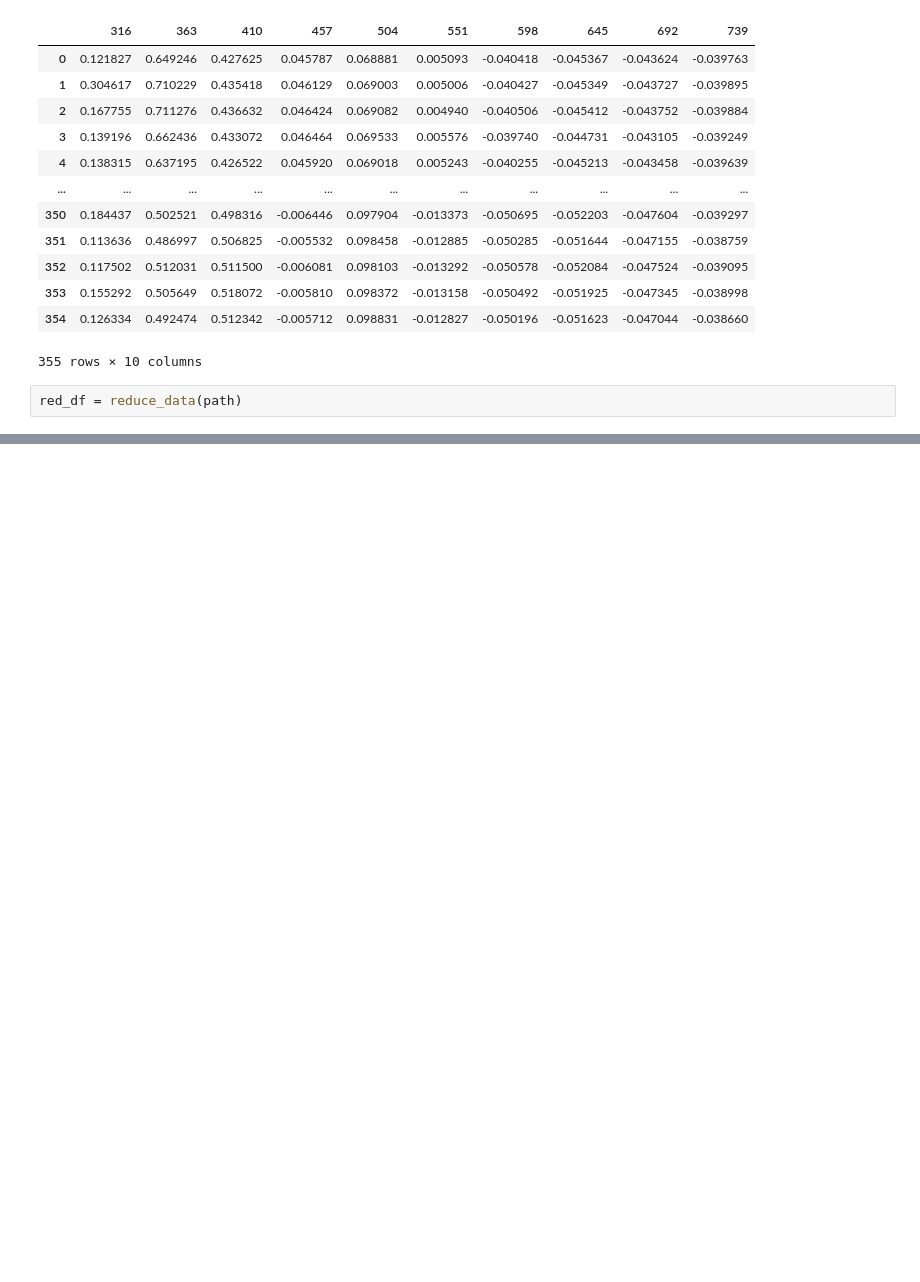
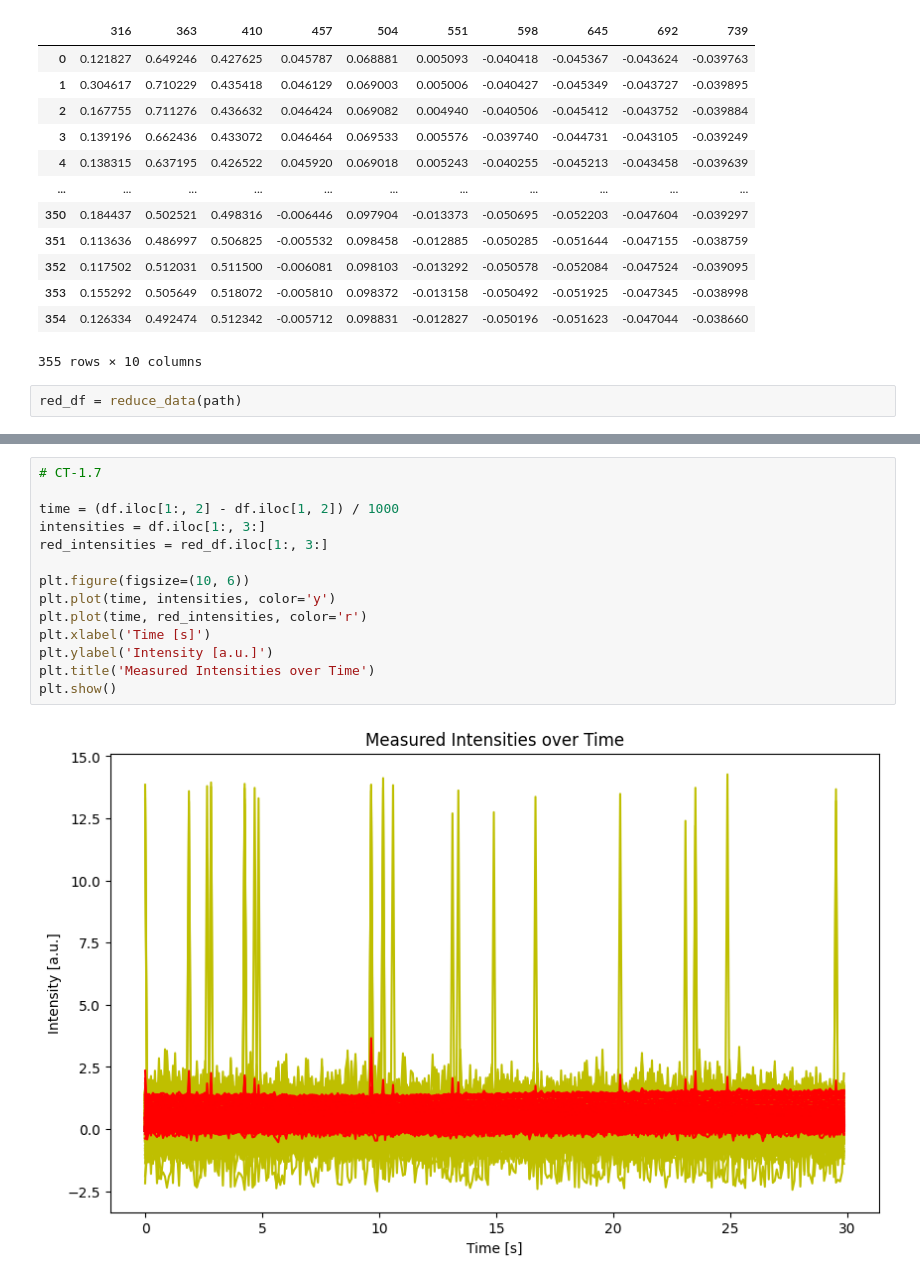
Before and after one commit to orsli/Data-Science-Fundamentals, a Jupyter notebook: CodingTask1.ipynb, the cells around one changed output, grey strips where cells are left out. Drawn from its saved outputs; the diff is of its cells as text; blank space fills up the shorter version.

```diff
--- a/CodingTask1.ipynb
+++ b/CodingTask1.ipynb
@@ -142,0 +159,16 @@ plotWL(1300, 1700)
+# %%
+# CT-1.7
+
+time = (df.iloc[1:, 2] - df.iloc[1, 2]) / 1000
+intensities = df.iloc[1:, 3:]
+red_intensities = red_df.iloc[1:, 3:]
+
+plt.figure(figsize=(10, 6))
+plt.plot(time, intensities, color='y')
+plt.plot(time, red_intensities, color='r')
+plt.xlabel('Time [s]')
+plt.ylabel('Intensity [a.u.]')
+plt.title('Measured Intensities over Time')
+plt.show()
+# %% [output]
+[figure, added]
```
Also changed, not shown: parts of 8 cells of this notebook.
